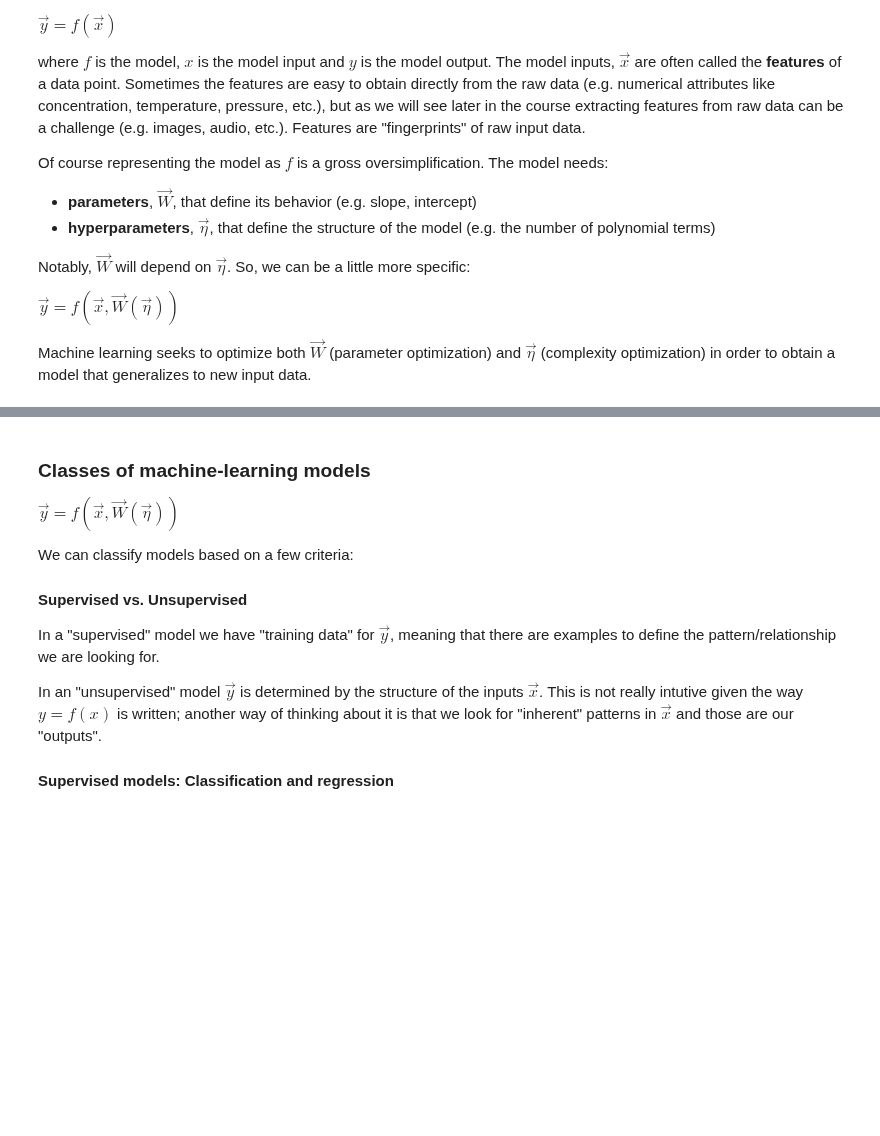
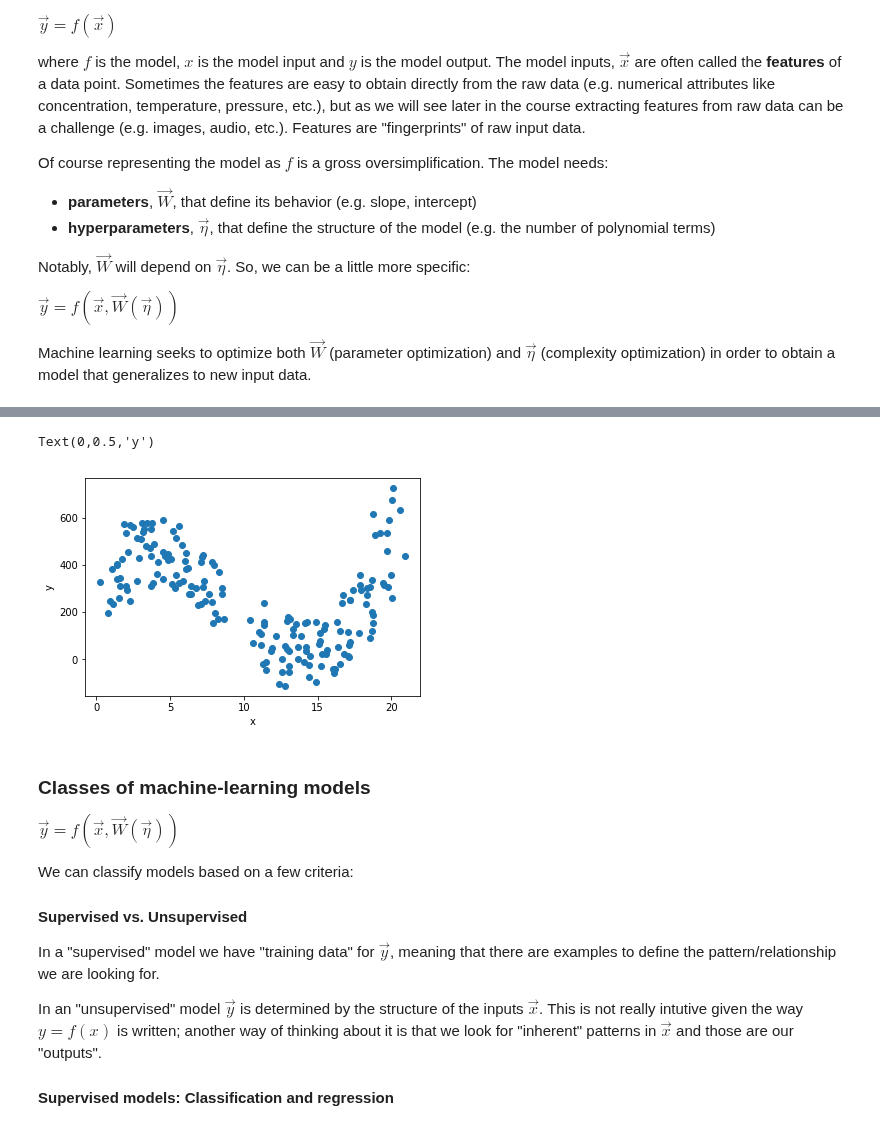
Before and after one commit to medford-group/data_analytics_for_engineers, a Jupyter notebook: lectures/2-basic_concepts_in_machine_learning.ipynb, the cells around one changed output, grey strips where cells are left out. Cells and saved outputs as stored; diff of their text form; code cells hidden in the pictures; blank space fills up the shorter version.

```diff
--- a/lectures/2-basic_concepts_in_machine_learning.ipynb
+++ b/lectures/2-basic_concepts_in_machine_learning.ipynb
@@ -97,5 +100,5 @@ $\vec{y} = f(\vec{x}, \vec{W}(\vec{\eta}))$
 Machine learning seeks to optimize both $\vec{W}$ (parameter optimization) and $\vec{\eta}$ (complexity optimization) in order to obtain a model that generalizes to new input data.
 # %%
 import pandas as pd
-example = pd.read_csv('example.csv')
+example = pd.read_csv('datasets/example.csv')
 example.head(10)
@@ -102,11 +117,14 @@ example.head(10)
 # %%
 x = example['x1']
 y = example['x2']
 c = example['class']
 fig,ax = plt.subplots()
-ax.scatter(x,y,c=c)
+ax.scatter(x,y)#,c=c)
 ax.set_xlabel('x')
 ax.set_ylabel('y')
+# %% [output]
+Text(0,0.5,'y')
+[figure, added]
 # %% [markdown]
 ### Classes of machine-learning models
 
```
Also changed, not shown: parts of 22 cells of this notebook, 1 other file.
